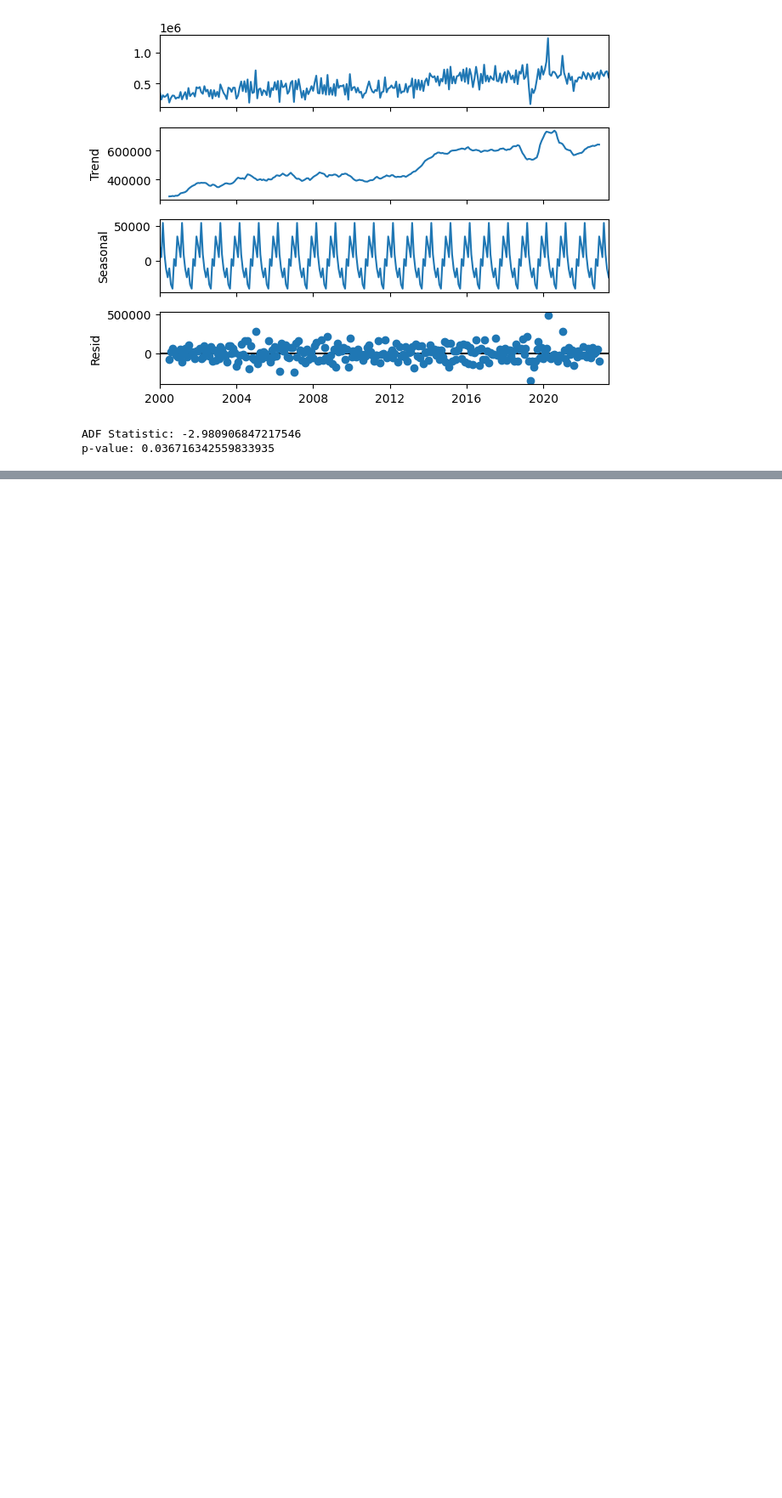
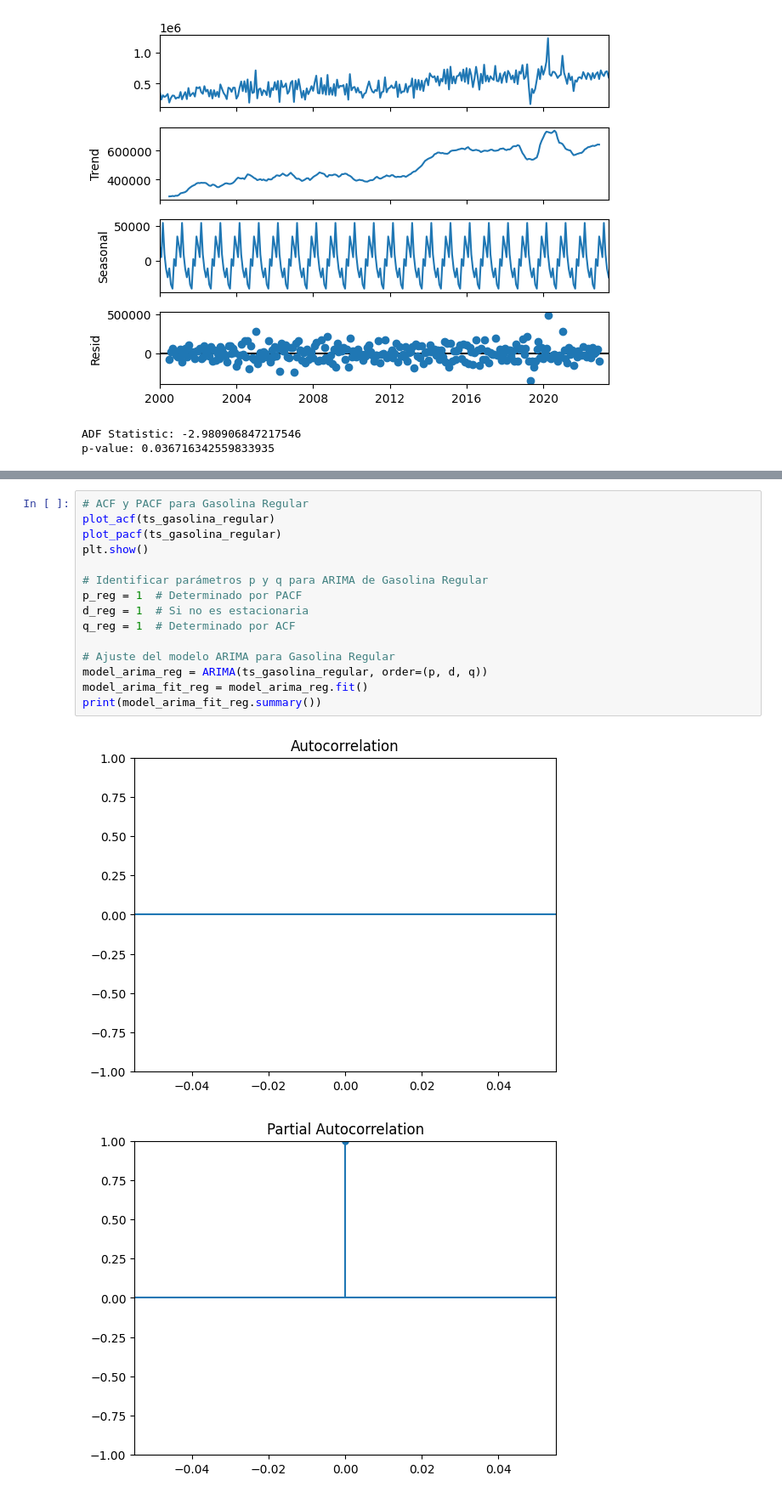
Before and after one commit to auyjos/Lab2DS, a Jupyter notebook: lab2.ipynb, the cells around one changed output, grey strips where cells are left out. Shown at 85% size. Drawn from its saved outputs; the diff is of its cells as text; blank space fills up the shorter version.

```diff
--- a/lab2.ipynb
+++ b/lab2.ipynb
@@ -493,0 +549,18 @@ Warnings:
+# %%
+# ACF y PACF para Gasolina Regular
+plot_acf(ts_gasolina_regular)
+plot_pacf(ts_gasolina_regular)
+plt.show()
+
+# Identificar parámetros p y q para ARIMA de Gasolina Regular
+p_reg = 1  # Determinado por PACF
+d_reg = 1  # Si no es estacionaria
+q_reg = 1  # Determinado por ACF
+
+# Ajuste del modelo ARIMA para Gasolina Regular
+model_arima_reg = ARIMA(ts_gasolina_regular, order=(p, d, q))
+model_arima_fit_reg = model_arima_reg.fit()
+print(model_arima_fit_reg.summary())
+# %% [output]
+[figure, added]
+[figure, added]
```
Also changed, not shown: parts of 8 cells of this notebook.
